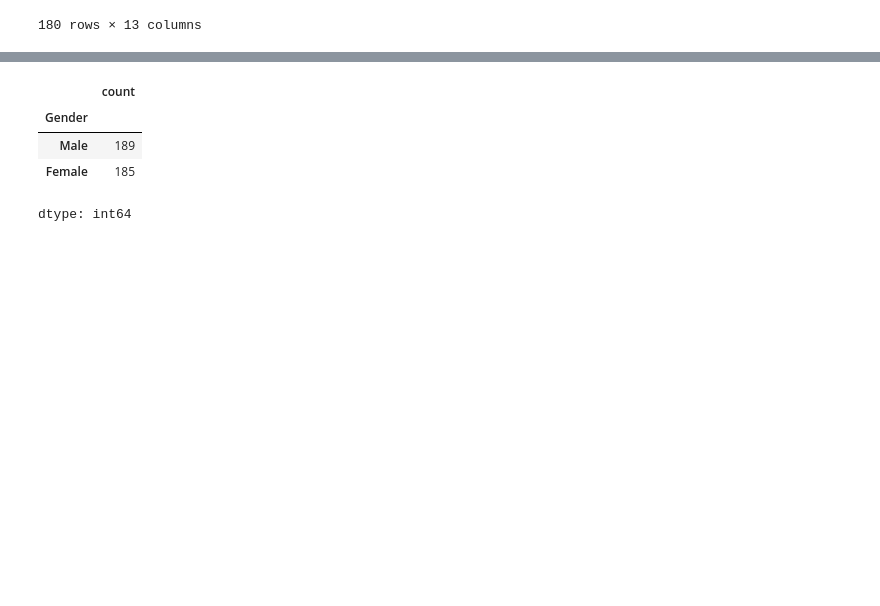
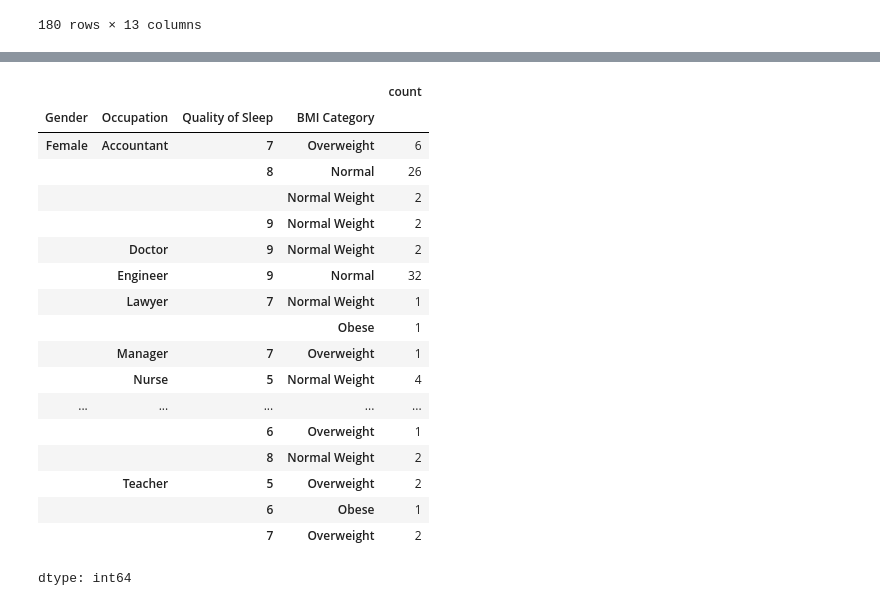
Before and after one commit to enzobanin/AnaliseDeDados, a Jupyter notebook: sonoEstiloDeVida.ipynb, the cells around one changed output, grey strips where cells are left out. Drawn from its saved outputs; the diff is of its cells as text; code cells hidden in the pictures; blank space fills up the shorter version.

Commit message:
Adicionando GroupBy(Gender, Occupation, Quality of Sleep)

```diff
--- a/sonoEstiloDeVida.ipynb
+++ b/sonoEstiloDeVida.ipynb
@@ -166,8 +157,22 @@ dtype: float64
 # %%
-df['Gender'].value_counts()
+df.groupby(["Gender", "Occupation", "Quality of Sleep"])["BMI Category"].value_counts()
 # %% [output]
-|  | count |
-| Gender |  |
-| Male | 189 |
-| Female | 185 |
+|  |  |  |  | count |
+| Gender | Occupation | Quality of Sleep | BMI Category |  |
+| Female | Accountant | 7 | Overweight | 6 |
+|  |  | 8 | Normal | 26 |
+|  |  |  | Normal Weight | 2 |
+|  |  | 9 | Normal Weight | 2 |
+|  | Doctor | 9 | Normal Weight | 2 |
+|  | Engineer | 9 | Normal | 32 |
+|  | Lawyer | 7 | Normal Weight | 1 |
+|  |  |  | Obese | 1 |
+|  | Manager | 7 | Overweight | 1 |
+|  | Nurse | 5 | Normal Weight | 4 |
+| ... | ... | ... | ... | ... |
+|  |  | 6 | Overweight | 1 |
+|  |  | 8 | Normal Weight | 2 |
+|  | Teacher | 5 | Overweight | 2 |
+|  |  | 6 | Obese | 1 |
+|  |  | 7 | Overweight | 2 |
 dtype: int64
```
Also changed, not shown: parts of 2 cells of this notebook.
